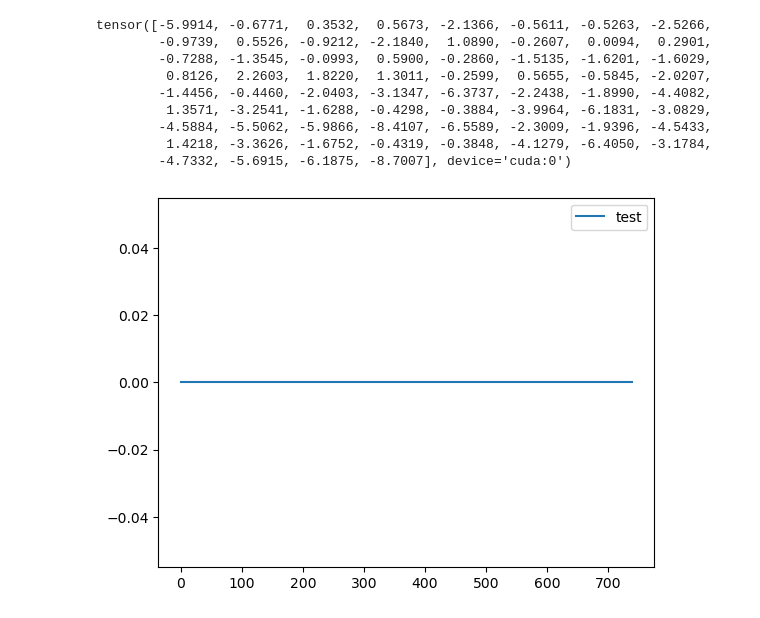
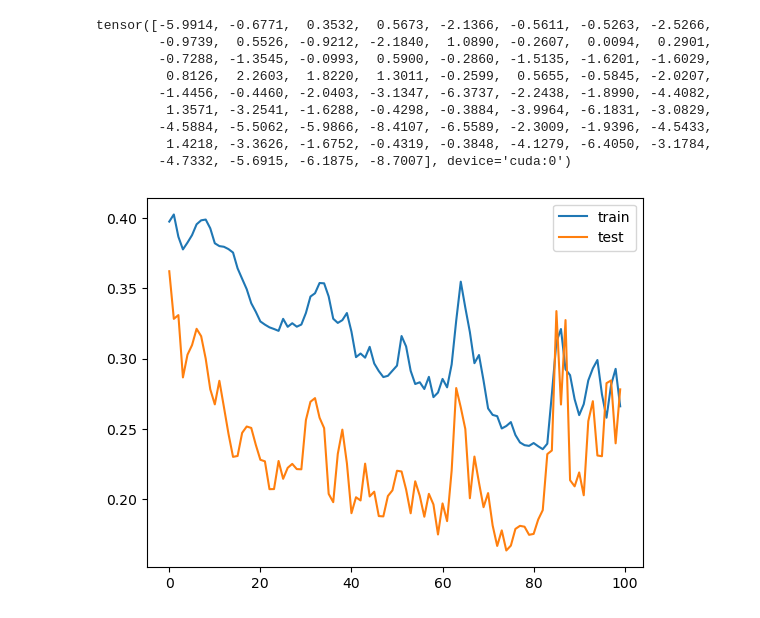
Before and after one commit to pigz2538/ptbmodel, a Jupyter notebook: test.ipynb, the cells around one changed output. Drawn from its saved outputs; the diff is of its cells as text; code cells hidden in the pictures.

```diff
--- a/test.ipynb
+++ b/test.ipynb
@@ -278,18 +279,18 @@ tensor([-5.9914, -0.6771,  0.3532,  0.5673, -2.1366, -0.5611, -0.5263, -2.5266,
 # %%
 
 import numpy as np
 import matplotlib.pyplot as plt
 tl = np.load('results/losses.npy')
 el = np.load('results/test_losses.npy')
 
-s = 6060
-e = 6800
-# plt.plot(tl[s:e]/1000, label='train')
+s = 200
+e = 300
+plt.plot(tl[s:e], label='train')
 plt.plot(el[s:e], label='test')
 plt.legend()
 plt.show()
 # %% [output]
-[figure, old version]
+[figure, new version]
 # %%
 ma, mb = 2, 1
 
```
Also changed, not shown: parts of 5 cells of this notebook, 12 other files.
